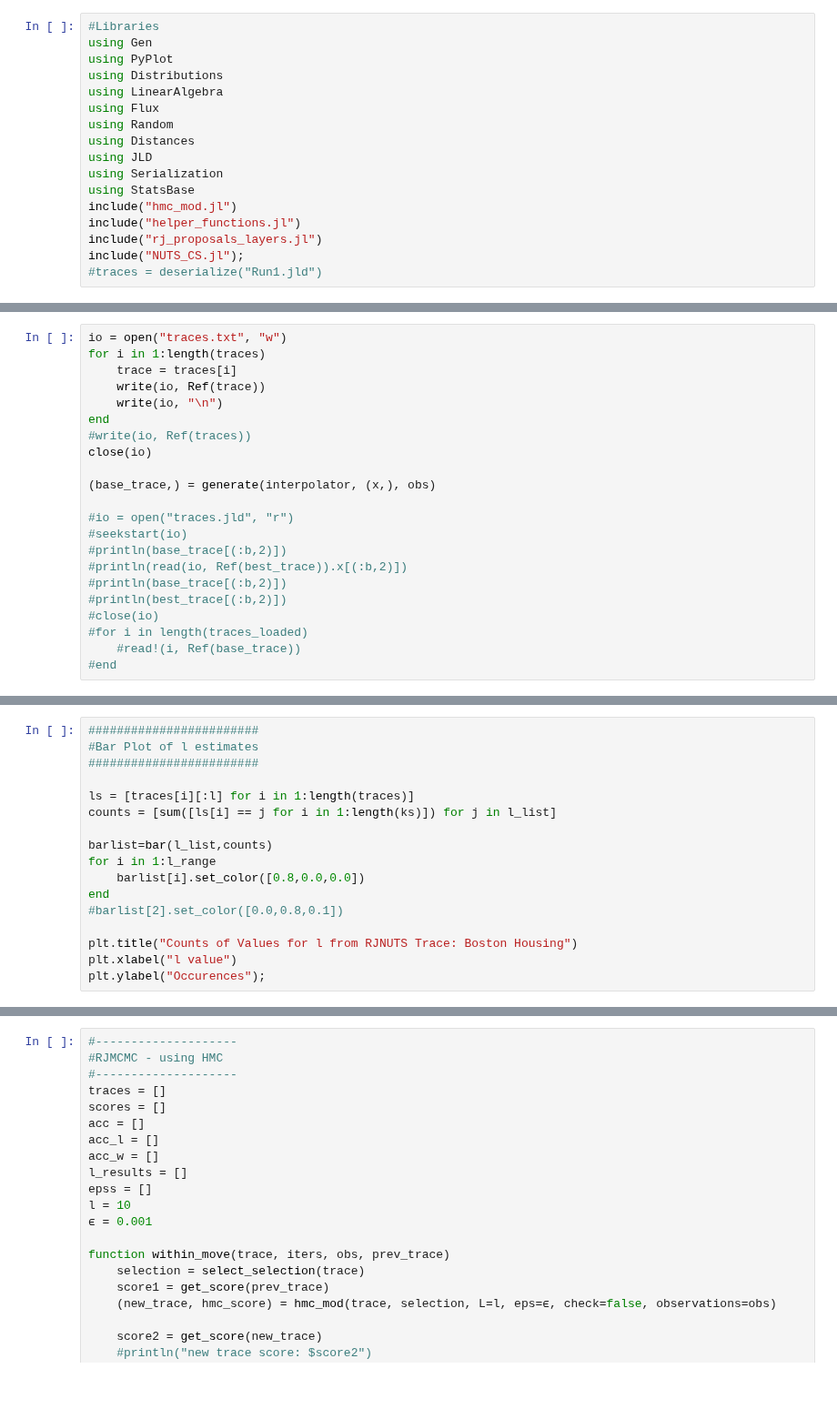
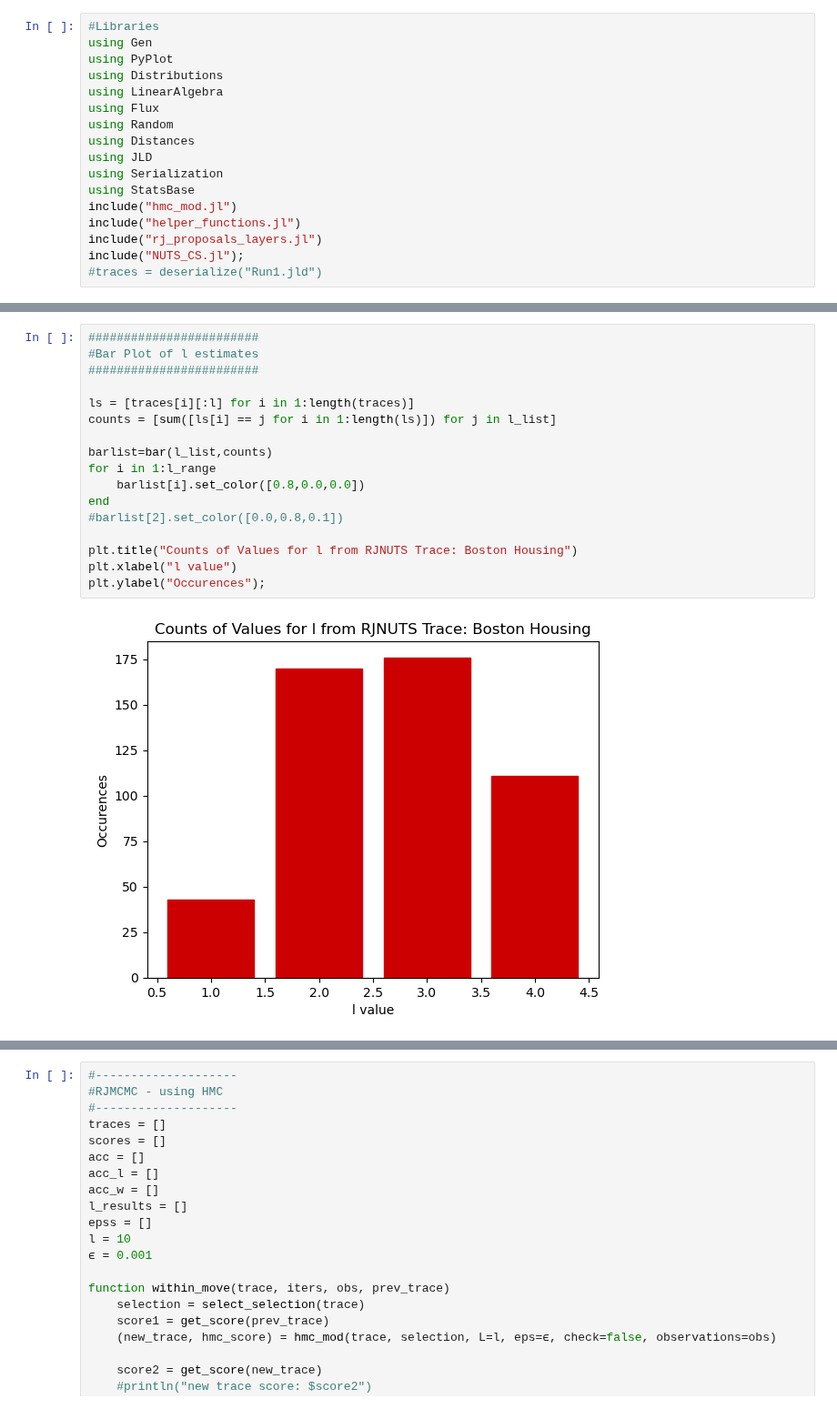
Before and after one commit to jberezow/RJMCMC, a Jupyter notebook: Thesis-RegressionBH.ipynb, the cells around one changed output, grey strips where cells are left out. Shown at 91% size. Drawn from its saved outputs; the diff is of its cells as text; blank space fills up the shorter version.

```diff
--- a/Thesis-RegressionBH.ipynb
+++ b/Thesis-RegressionBH.ipynb
@@ -265,22 +253,0 @@ println(ls2)
-# %%
-io = open("traces.txt", "w")
-for i in 1:length(traces)
-    trace = traces[i]
-    write(io, Ref(trace))
-    write(io, "\n")
-end
-#write(io, Ref(traces))
-close(io)
-
-(base_trace,) = generate(interpolator, (x,), obs)
-
-#io = open("traces.jld", "r")
-#seekstart(io)
-#println(base_trace[(:b,2)])
-#println(read(io, Ref(best_trace)).x[(:b,2)])
-#println(base_trace[(:b,2)])
-#println(best_trace[(:b,2)])
-#close(io)
-#for i in length(traces_loaded)
-    #read!(i, Ref(base_trace))
-#end
@@ -567,20 +516,22 @@ plt.ylabel("Number of Layers");
 # %%
 ########################
 #Bar Plot of l estimates
 ########################
 
 ls = [traces[i][:l] for i in 1:length(traces)]
-counts = [sum([ls[i] == j for i in 1:length(ks)]) for j in l_list]
+counts = [sum([ls[i] == j for i in 1:length(ls)]) for j in l_list]
 
 barlist=bar(l_list,counts)
 for i in 1:l_range
     barlist[i].set_color([0.8,0.0,0.0])
 end
 #barlist[2].set_color([0.0,0.8,0.1])
 
 plt.title("Counts of Values for l from RJNUTS Trace: Boston Housing")
 plt.xlabel("l value")
 plt.ylabel("Occurences");
+# %% [output]
+[figure, added]
 # %%
 #-------------------------
 #Plot RMSE Scores by Trace
```
Also changed, not shown: parts of 26 cells of this notebook, 3 other files.
